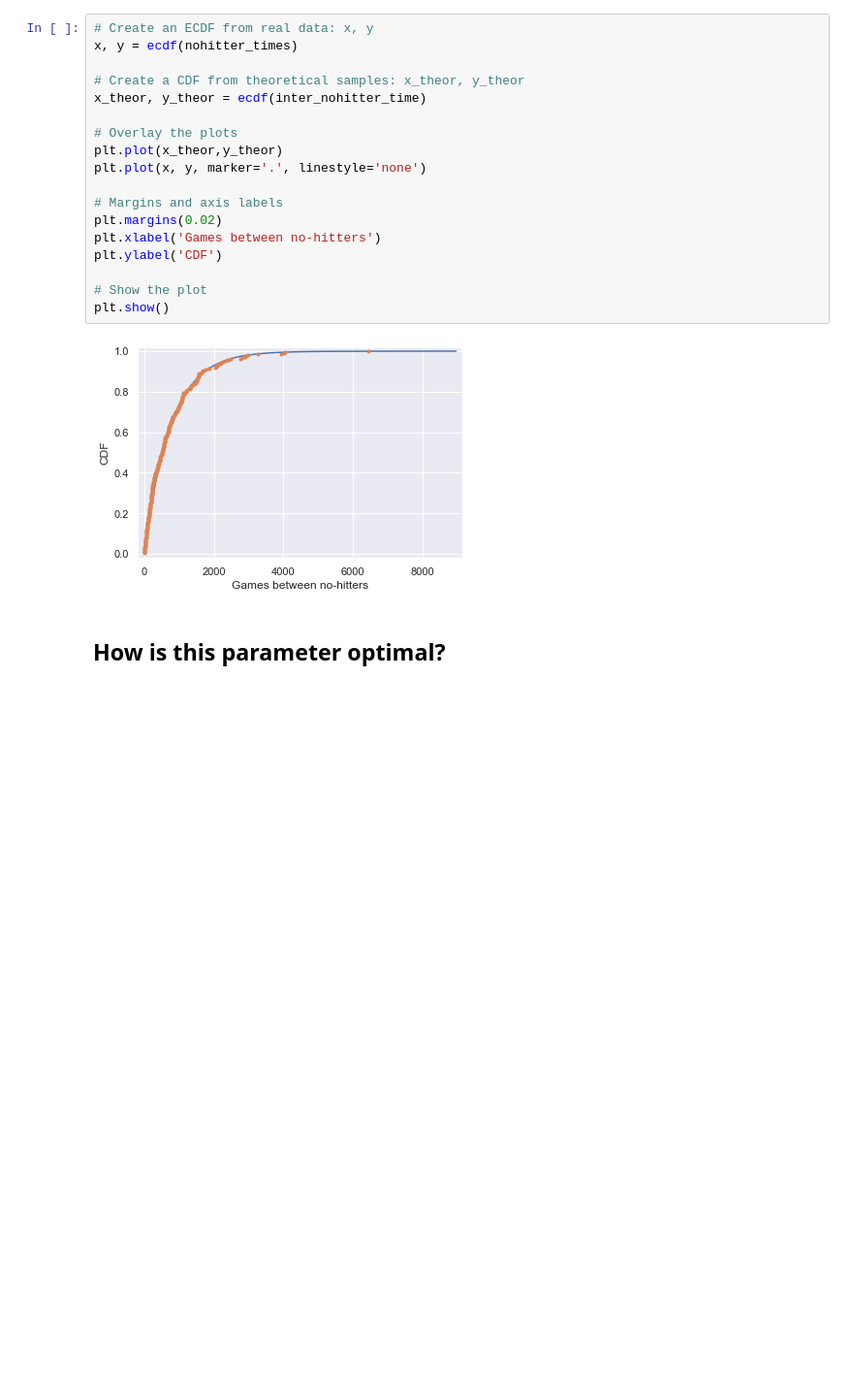
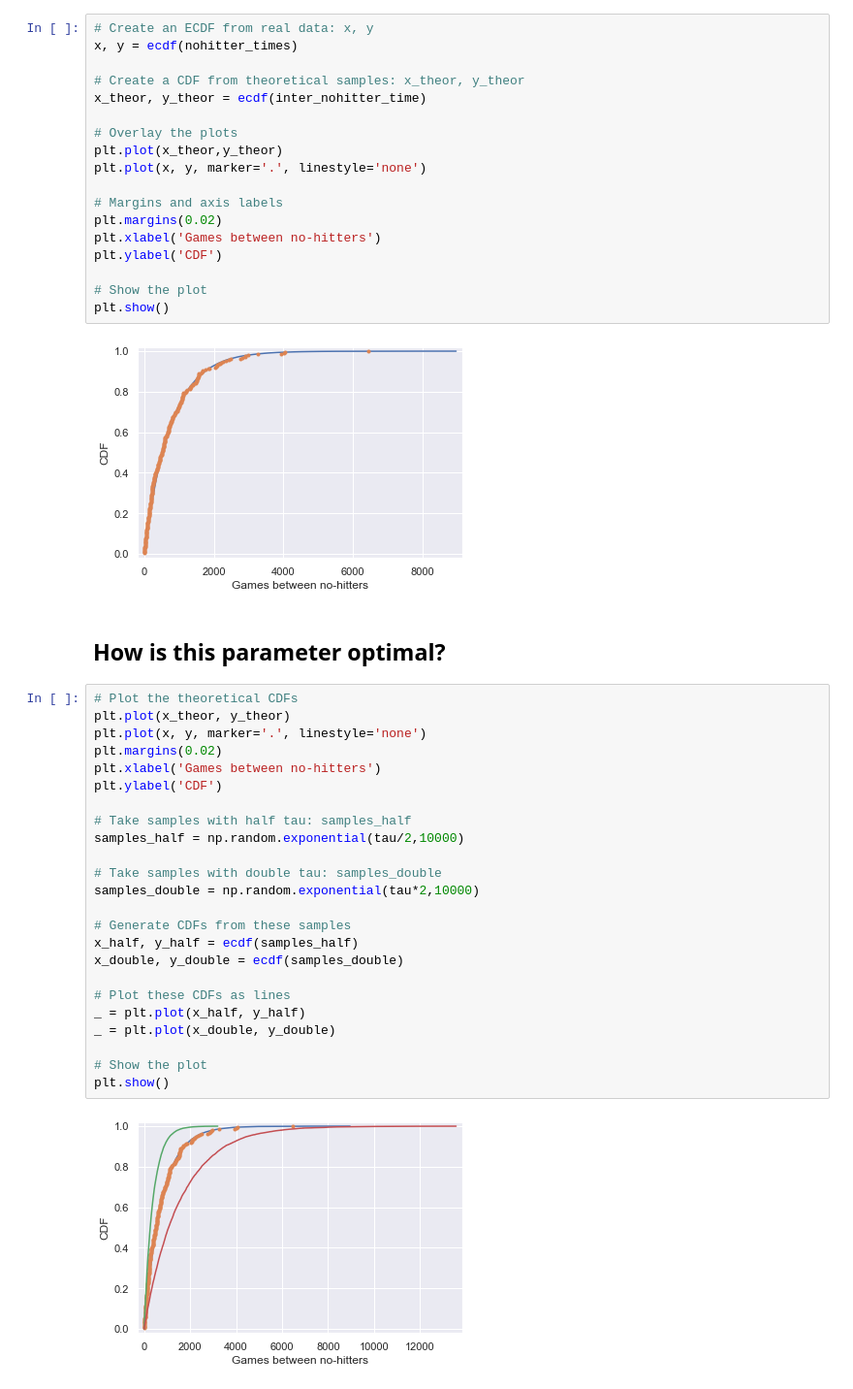
Before and after one commit to ArashMohsenijam/Statistical-Thinking, a Jupyter notebook: Statistical Thinking (Part 2).ipynb, the cells around one changed output. Shown at 97% size. Drawn from its saved outputs; the diff is of its cells as text; blank space fills up the shorter version.

```diff
--- a/Statistical Thinking (Part 2).ipynb
+++ b/Statistical Thinking (Part 2).ipynb
@@ -90,3 +90,29 @@ plt.show()
 [figure]
 # %% [markdown]
 ## How is this parameter optimal?
+# %%
+# Plot the theoretical CDFs
+plt.plot(x_theor, y_theor)
+plt.plot(x, y, marker='.', linestyle='none')
+plt.margins(0.02)
+plt.xlabel('Games between no-hitters')
+plt.ylabel('CDF')
+
+# Take samples with half tau: samples_half
+samples_half = np.random.exponential(tau/2,10000)
+
+# Take samples with double tau: samples_double
+samples_double = np.random.exponential(tau*2,10000)
+
+# Generate CDFs from these samples
+x_half, y_half = ecdf(samples_half)
+x_double, y_double = ecdf(samples_double)
+
+# Plot these CDFs as lines
+_ = plt.plot(x_half, y_half)
+_ = plt.plot(x_double, y_double)
+
+# Show the plot
+plt.show()
+# %% [output]
+[figure, added]
```
